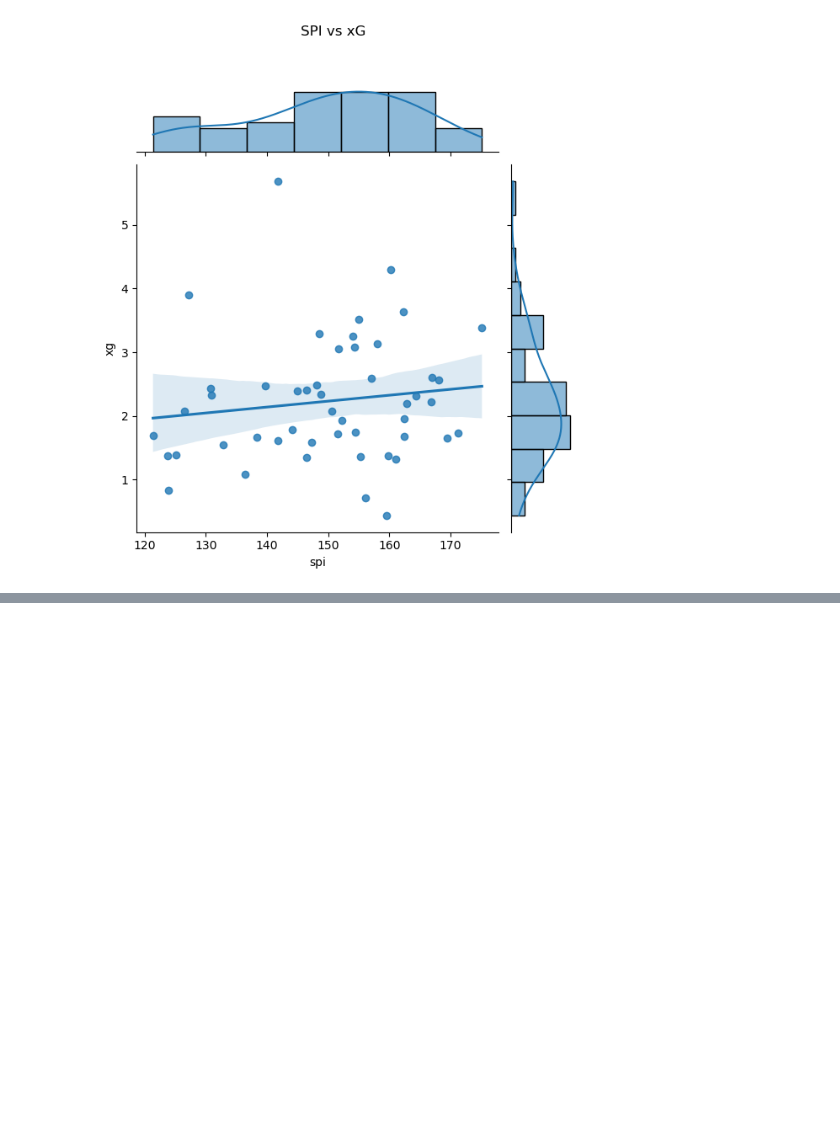
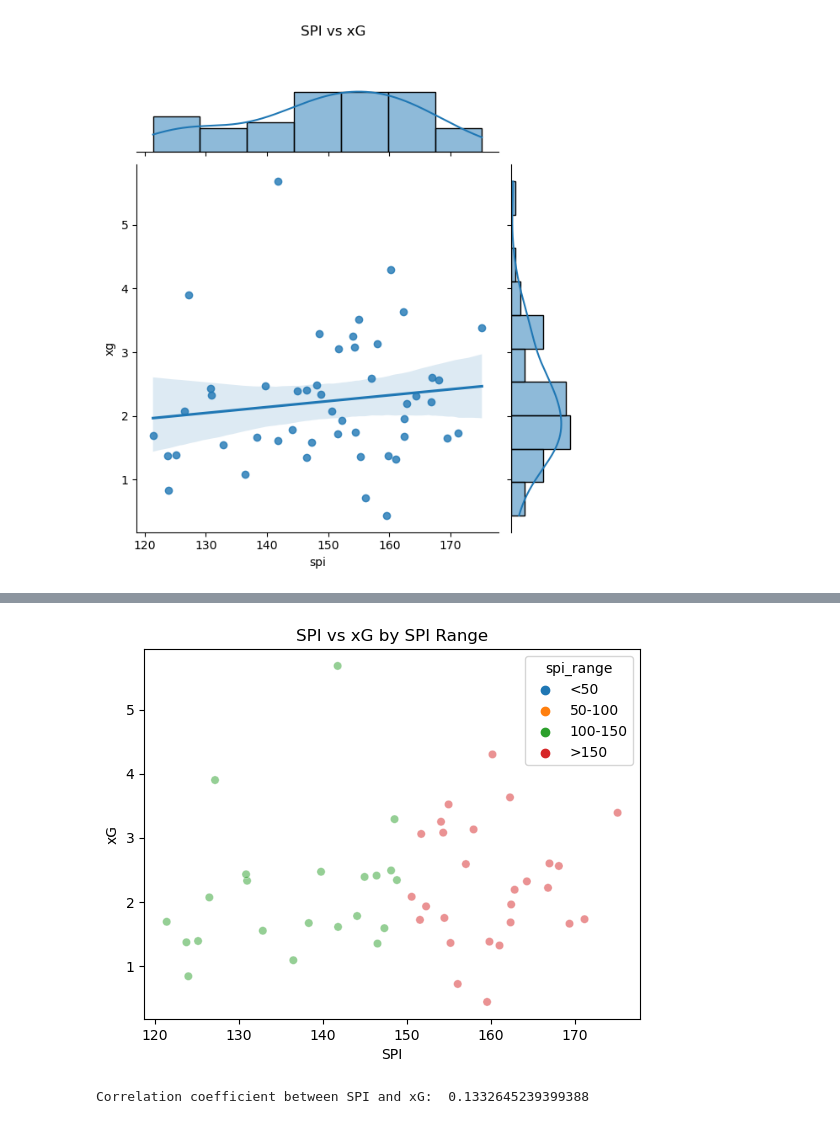
Before and after one commit to ubco-W2022T2-data301/project-group-group41, a Jupyter notebook: analysis/analysis3_Tony_Ngo.ipynb, the cells around one changed output, grey strips where cells are left out. Saved outputs shown, nothing was run; the diff lists cells and outputs as text; code cells hidden in the pictures; blank space fills up the shorter version.

```diff
--- a/analysis/analysis3_Tony_Ngo.ipynb
+++ b/analysis/analysis3_Tony_Ngo.ipynb
@@ -389,0 +491,18 @@ plt.show()
+# %%
+# Create bins for SPI ranges
+spi_xg_df['spi_range'] = pd.cut(spi_xg_df['spi'], bins=[-np.inf, 50, 100, 150, np.inf],
+                                labels=['<50', '50-100', '100-150', '>150'])
+
+# Plot SPI vs xG with different colors for SPI ranges
+sns.scatterplot(data=spi_xg_df, x='spi', y='xg', hue='spi_range', alpha=0.5)
+plt.title('SPI vs xG by SPI Range')
+plt.xlabel('SPI')
+plt.ylabel('xG')
+plt.show()
+
+# Calculate correlation coefficient between SPI and xG
+corr_coef = spi_xg_df['spi'].corr(spi_xg_df['xg'])
+print('Correlation coefficient between SPI and xG: ', corr_coef)
+# %% [output]
+[figure, added]
+Correlation coefficient between SPI and xG:  0.1332645239399388
```
Also changed, not shown: parts of 21 cells of this notebook, 1 other file.
